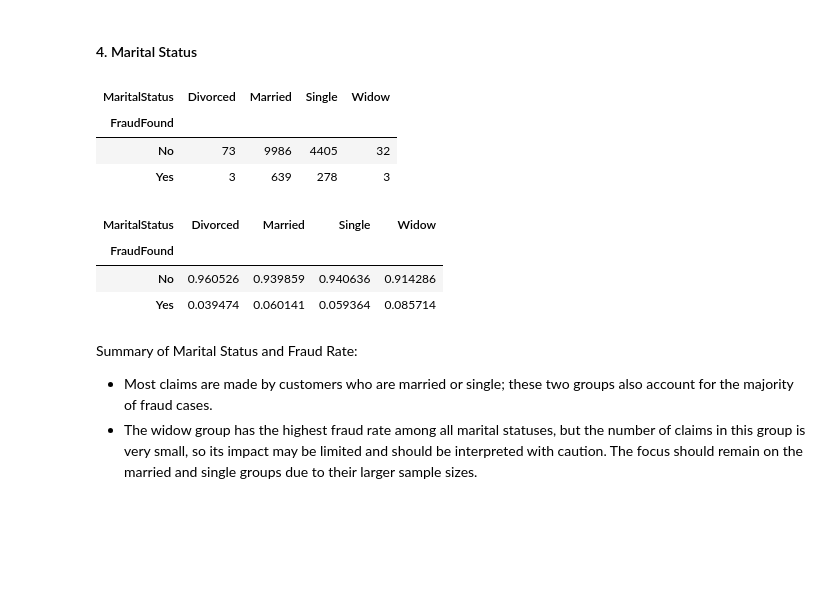
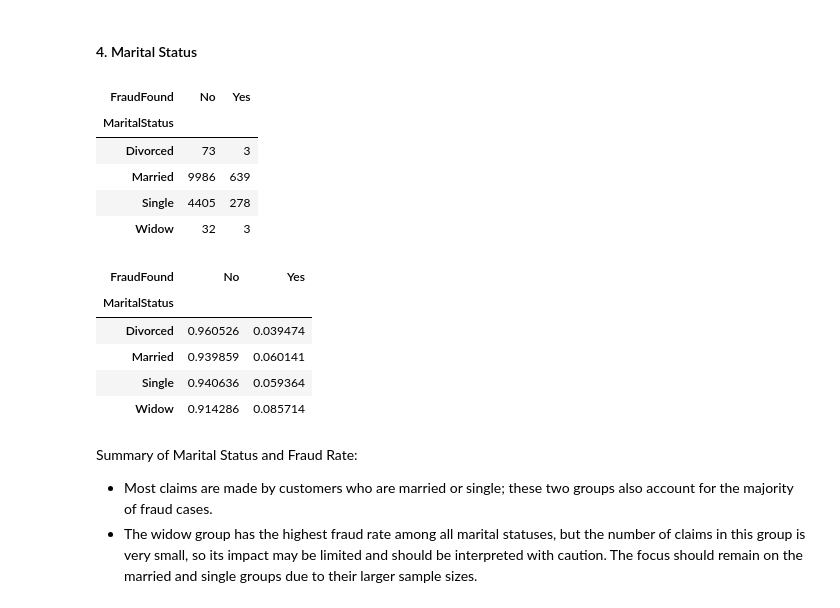
Before and after one commit to fatinshariff/auto-insurance-fraud-detection, a Jupyter notebook: 01_data_exploration.ipynb, the cells around one changed output. Saved outputs shown, nothing was run; the diff lists cells and outputs as text; code cells hidden in the pictures; blank space fills up the shorter version.

```diff
--- a/01_data_exploration.ipynb
+++ b/01_data_exploration.ipynb
@@ -557,21 +560,25 @@ Additional Insights:
 # %% [markdown]
 #### 4. Marital Status
 # %%
-table = df.groupby('FraudFound')['MaritalStatus'].value_counts().unstack()
-percent_table = table.apply(lambda x: x / x.sum(), axis=0)
+table = df.groupby('MaritalStatus')['FraudFound'].value_counts().unstack()
+percent_table = table.apply(lambda x: x / x.sum(), axis=1)
 table
 # %% [output]
-| MaritalStatus | Divorced | Married | Single | Widow |
-| FraudFound |  |  |  |  |
-| No | 73 | 9986 | 4405 | 32 |
-| Yes | 3 | 639 | 278 | 3 |
+| FraudFound | No | Yes |
+| MaritalStatus |  |  |
+| Divorced | 73 | 3 |
+| Married | 9986 | 639 |
+| Single | 4405 | 278 |
+| Widow | 32 | 3 |
 # %%
 percent_table
 # %% [output]
-| MaritalStatus | Divorced | Married | Single | Widow |
-| FraudFound |  |  |  |  |
-| No | 0.960526 | 0.939859 | 0.940636 | 0.914286 |
-| Yes | 0.039474 | 0.060141 | 0.059364 | 0.085714 |
+| FraudFound | No | Yes |
+| MaritalStatus |  |  |
+| Divorced | 0.960526 | 0.039474 |
+| Married | 0.939859 | 0.060141 |
+| Single | 0.940636 | 0.059364 |
+| Widow | 0.914286 | 0.085714 |
 # %% [markdown]
 Summary of Marital Status and Fraud Rate:
 
```
Also changed, not shown: parts of 22 cells of this notebook.
